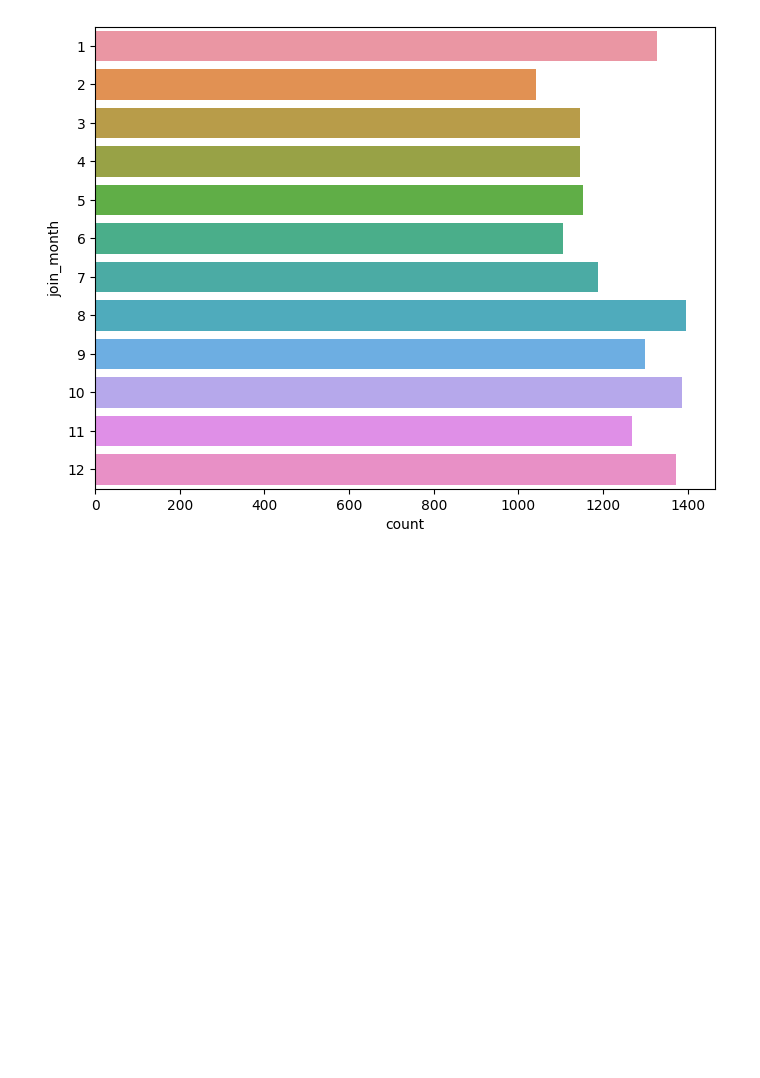
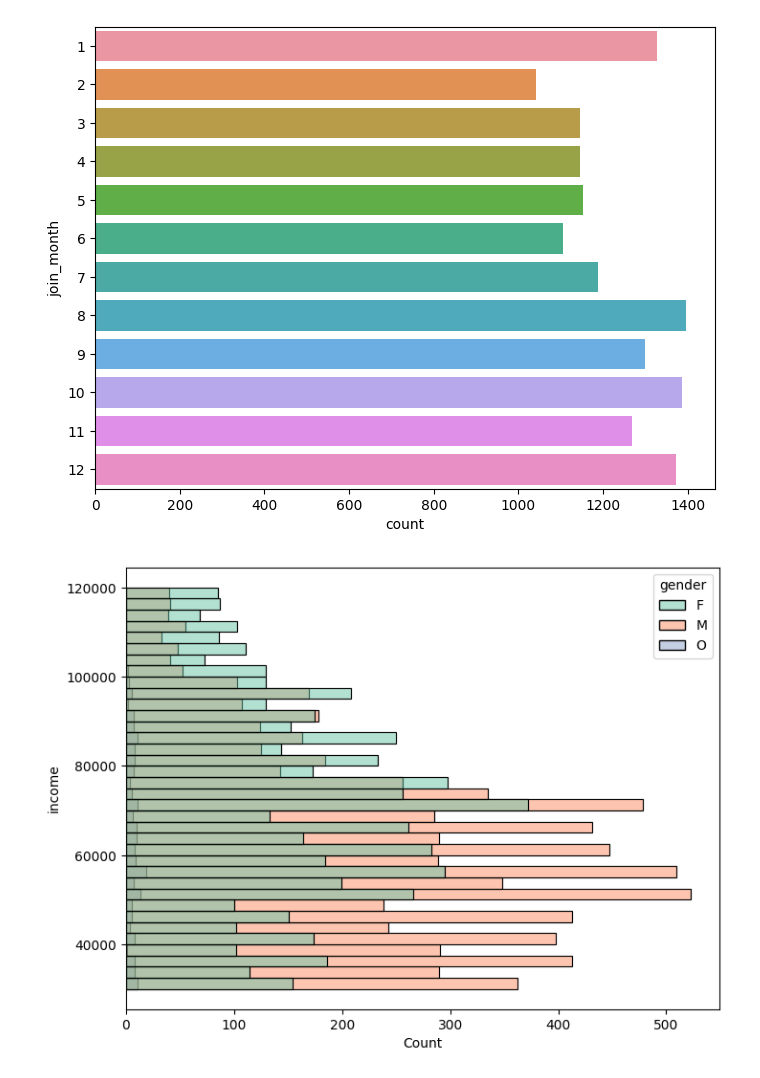
Before and after one commit to WooHyun94/TIL, a Jupyter notebook: Python/220930.ipynb, the cells around one changed output. Saved outputs shown, nothing was run; the diff lists cells and outputs as text; code cells hidden in the pictures; blank space fills up the shorter version.

```diff
--- a/Python/220930.ipynb
+++ b/Python/220930.ipynb
@@ -226,3 +226,10 @@ sns.countplot(data = profile, y = 'join_month')
 plt.show()
 # %% [output]
 [figure]
+# %%
+# 수입에 대한 분석
+plt.figure(figsize = (8, 6))
+sns.histplot(data=profile, y='income', hue='gender', palette='Set2')
+plt.show()
+# %% [output]
+[figure, added]
```
Also changed, not shown: parts of 7 cells of this notebook.
